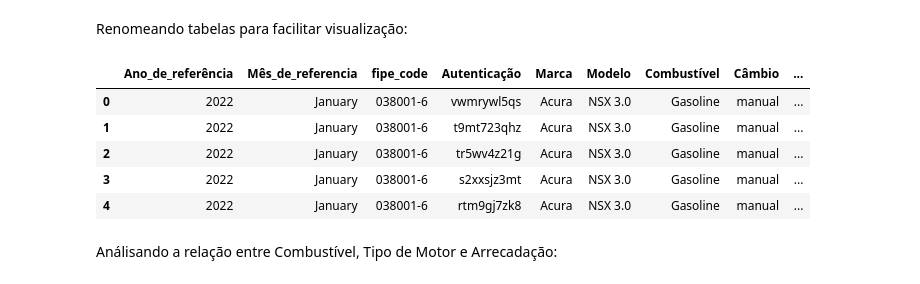
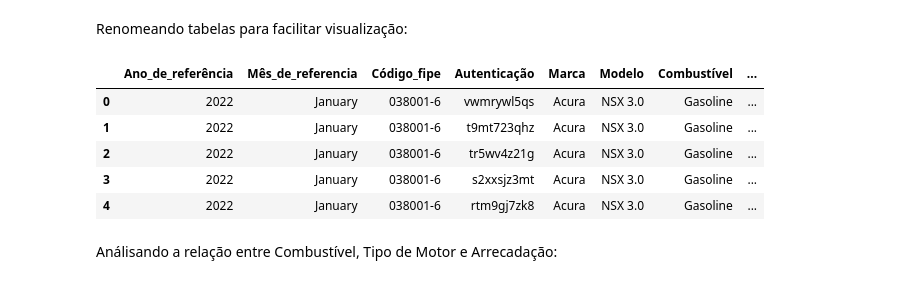
Before and after one commit to Francis3and7/Trabalho-an-lise-de-dados, a Jupyter notebook: TrabAnlysis.ipynb, the cells around one changed output. Cells and saved outputs as stored; diff of their text form; code cells hidden in the pictures.

```diff
--- a/TrabAnlysis.ipynb
+++ b/TrabAnlysis.ipynb
@@ -26,15 +26,15 @@ dados.head()
 # %% [markdown]
 Renomeando tabelas para facilitar visualização:
 # %%
-dados.rename(columns={'year_of_reference' : 'Ano_de_referência' , 'month_of_reference' : 'Mês_de_referencia' , 'fipe code' : "Código_fipe", 'authentication':'Autenticação', 'brand':'Marca','model':'Modelo', 'fuel':'Combustível', 'gear':'Câmbio', 'engine_size':'Tipo_de_motor', 'year_model':'Ano_do_Modelo', 'avg_price_brl':'Preço', 'age_years':'Tempo_em_anos'},inplace=True)
+dados.rename(columns={'year_of_reference' : 'Ano_de_referência' , 'month_of_reference' : 'Mês_de_referencia' , 'fipe_code' : 'Código_fipe', 'authentication':'Autenticação', 'brand':'Marca','model':'Modelo', 'fuel':'Combustível', 'gear':'Câmbio', 'engine_size':'Tipo_de_motor', 'year_model':'Ano_do_Modelo', 'avg_price_brl':'Preço', 'age_years':'Tempo_em_anos'},inplace=True)
 dados.head()
 # %% [output]
-|  | Ano_de_referência | Mês_de_referencia | fipe_code | Autenticação | Marca | Modelo | Combustível | Câmbio | ... |
-| 0 | 2022 | January | 038001-6 | vwmrywl5qs | Acura | NSX 3.0 | Gasoline | manual | ... |
-| 1 | 2022 | January | 038001-6 | t9mt723qhz | Acura | NSX 3.0 | Gasoline | manual | ... |
-| 2 | 2022 | January | 038001-6 | tr5wv4z21g | Acura | NSX 3.0 | Gasoline | manual | ... |
-| 3 | 2022 | January | 038001-6 | s2xxsjz3mt | Acura | NSX 3.0 | Gasoline | manual | ... |
-| 4 | 2022 | January | 038001-6 | rtm9gj7zk8 | Acura | NSX 3.0 | Gasoline | manual | ... |
+|  | Ano_de_referência | Mês_de_referencia | Código_fipe | Autenticação | Marca | Modelo | Combustível | ... |
+| 0 | 2022 | January | 038001-6 | vwmrywl5qs | Acura | NSX 3.0 | Gasoline | ... |
+| 1 | 2022 | January | 038001-6 | t9mt723qhz | Acura | NSX 3.0 | Gasoline | ... |
+| 2 | 2022 | January | 038001-6 | tr5wv4z21g | Acura | NSX 3.0 | Gasoline | ... |
+| 3 | 2022 | January | 038001-6 | s2xxsjz3mt | Acura | NSX 3.0 | Gasoline | ... |
+| 4 | 2022 | January | 038001-6 | rtm9gj7zk8 | Acura | NSX 3.0 | Gasoline | ... |
 # %% [markdown]
 Análisando a relação entre Combustível, Tipo de Motor e Arrecadação:
 # %%
```
Also changed, not shown: parts of 4 cells of this notebook, 2 other files.
